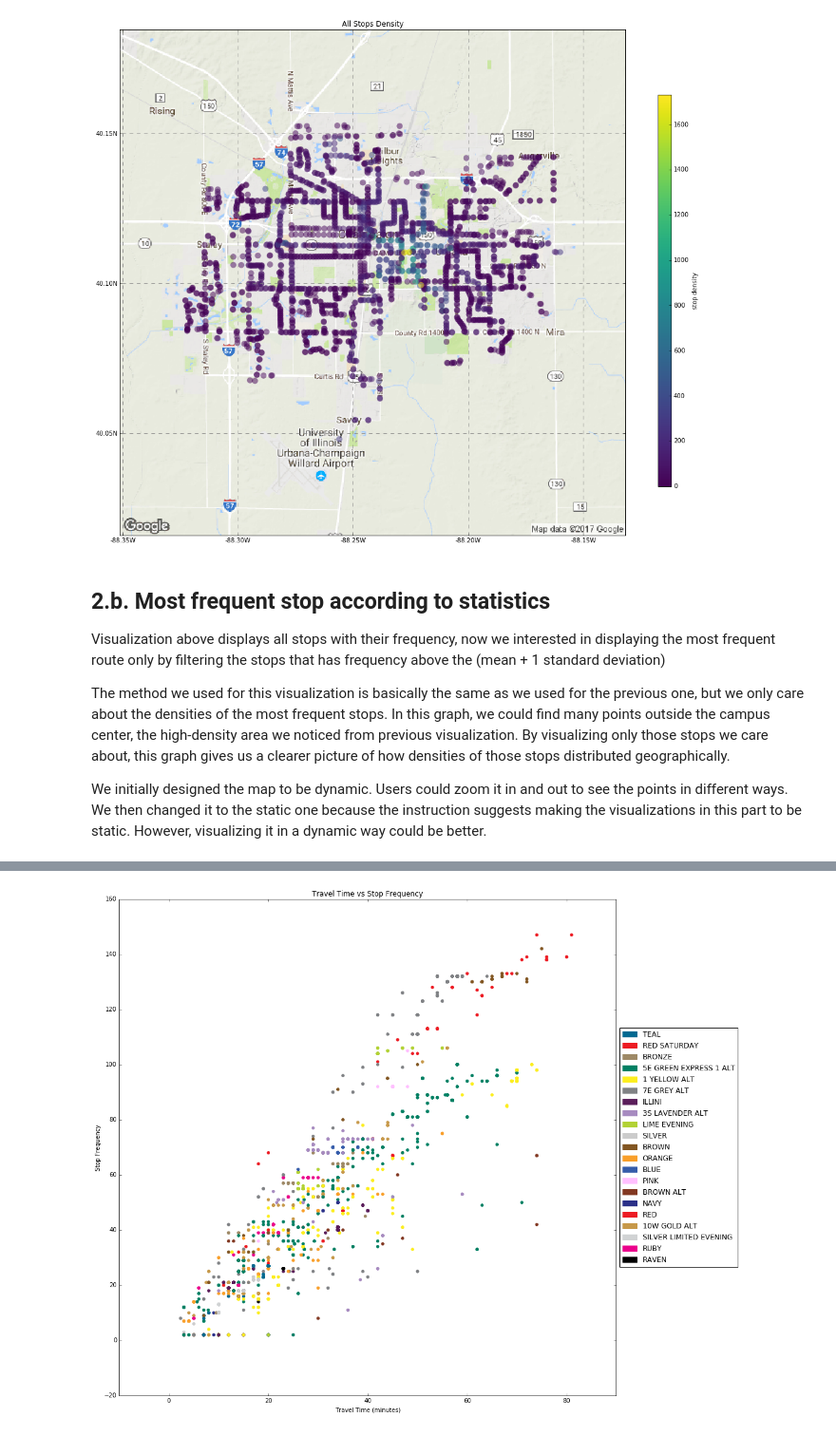
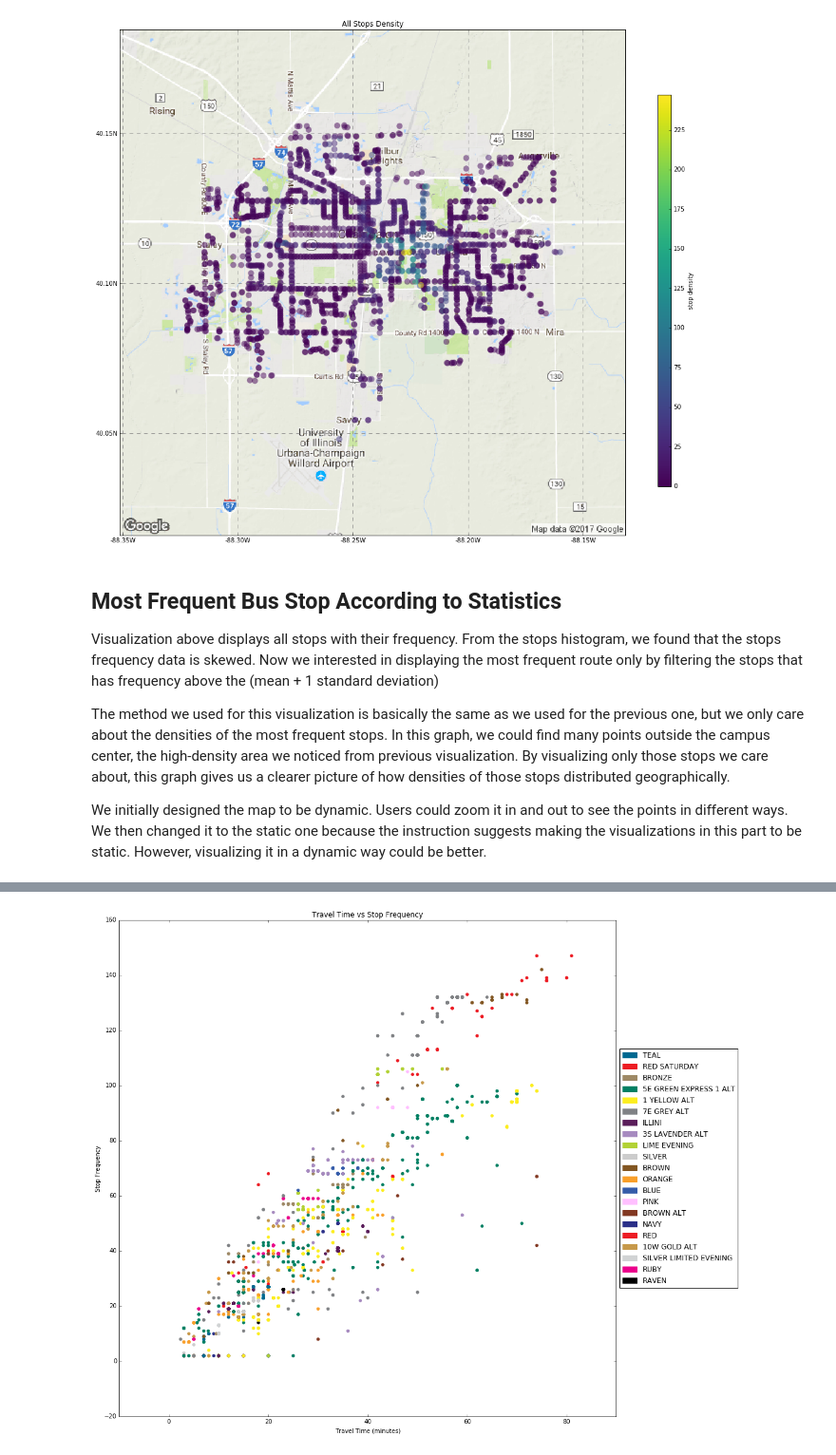
Before and after one commit to nikolausn/project-spring2017, a Jupyter notebook: part1/cumtd-fix.ipynb, the cells around one changed output, grey strips where cells are left out. Shown at 95% size. Cells and saved outputs as stored; diff of their text form; code cells hidden in the pictures.

```diff
--- a/part1/cumtd-fix.ipynb
+++ b/part1/cumtd-fix.ipynb
@@ -302,40 +335,43 @@ obs_stops['frequency'] = obs_stops['stop_id'].apply(lambda col: stop_all_density
 # plt.plot(stops['stop_lon'], stops['stop_lat'], '.') # Draw blue line
 fig=plt.figure(figsize=(15,15))
 #plt.axis([0,400,0,400])
 ax=fig.add_subplot(1,1,1)
-min_freq = obs_stops.frequency.min()
-max_freq = obs_stops.frequency.max()
+# Normalize frequence by 7 as each week has 7 days
+# in the CUMTD schedule
+min_freq = obs_stops.frequency.min() / 7
+max_freq = obs_stops.frequency.max() / 7
 min_lon = obs_stops['stop_lon'].min()
 max_lon = obs_stops['stop_lon'].max()
 min_lat = obs_stops['stop_lat'].min()
 max_lat = obs_stops['stop_lat'].max()
 g = GoogleVisibleMap(x=[min_lon, max_lon], y=[min_lat, max_lat],
                      maptype='terrain')  # satellitetry out also: 'terrain'
 
 
 # the google static image is a standard rgb image
 ggl_img = g.get_vardata()
 #ax.imshow(ggl_img)
 # make a map of the same size as the image (no country borders)
 sm = Map(g.grid, factor=1, countries=False)
 sm.set_rgb(ggl_img)  # add the background rgb image
 sm.visualize(ax=ax)  # plot it
 x, y = sm.grid.transform(obs_stops['stop_lon'], obs_stops['stop_lat'])
-scatt = ax.scatter(x,y,c=obs_stops.frequency,cmap=plt.get_cmap('viridis'),vmin=0,vmax=max_freq,s=100,alpha=0.5,edgecolors='none')
+scatt = ax.scatter(x,y,c=obs_stops.frequency/7,cmap=plt.get_cmap('viridis'),vmin=0,vmax=max_freq,s=100,alpha=0.5,edgecolors='none')
 
 norm = mpl.colors.Normalize(vmin=0, vmax=max_freq)
 cmap = plt.get_cmap('viridis')
 cax = fig.add_axes([0.95, 0.2, 0.02, 0.6])
 cb = mpl.colorbar.ColorbarBase(cax, cmap=cmap, norm=norm, spacing='proportional')
 cb.set_label('stop density')
 ax.set_title('All Stops Density')
 
 plt.show()
 # %% [output]
-[figure, old version]
+[figure, new version]
 # %% [markdown]
-## 2.b. Most frequent stop according to statistics
-Visualization above displays all stops with their frequency, now we interested in displaying the most frequent route only by filtering the stops that has frequency above the (mean + 1 standard deviation)
+## Most Frequent Bus Stop According to Statistics
+
+Visualization above displays all stops with their frequency. From the stops histogram, we found that the stops frequency data is skewed. Now we interested in displaying the most frequent route only by filtering the stops that has frequency above the (mean + 1 standard deviation)
 
 The method we used for this visualization is basically the same as we used for the previous one, but we only care about the densities of the most frequent stops. In this graph, we could find many points outside the campus center, the high-density area we noticed from previous visualization. By visualizing only those stops we care about, this graph gives us a clearer picture of how densities of those stops distributed geographically.
 
```
Also changed, not shown: parts of 23 cells of this notebook, 1 other file.
